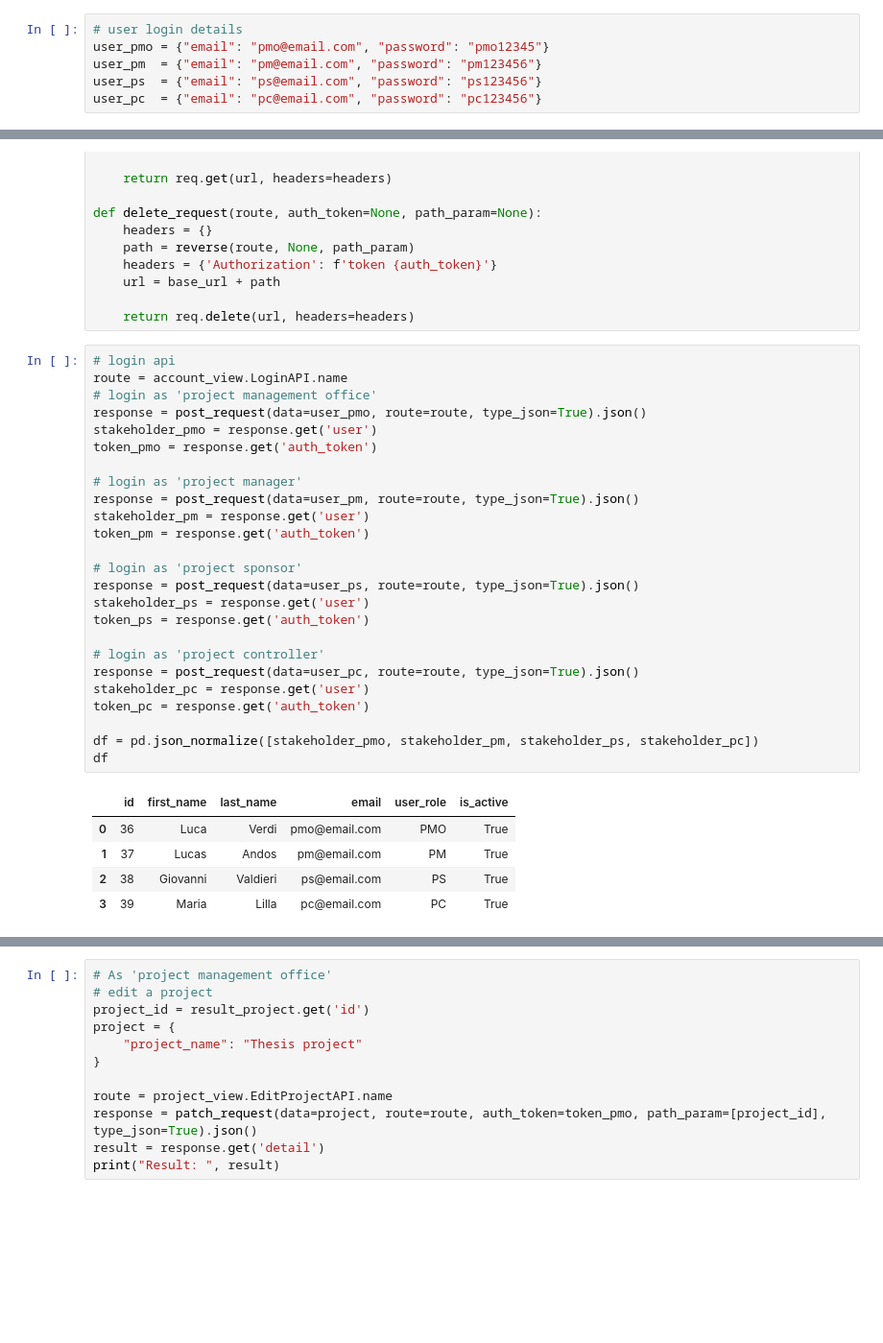
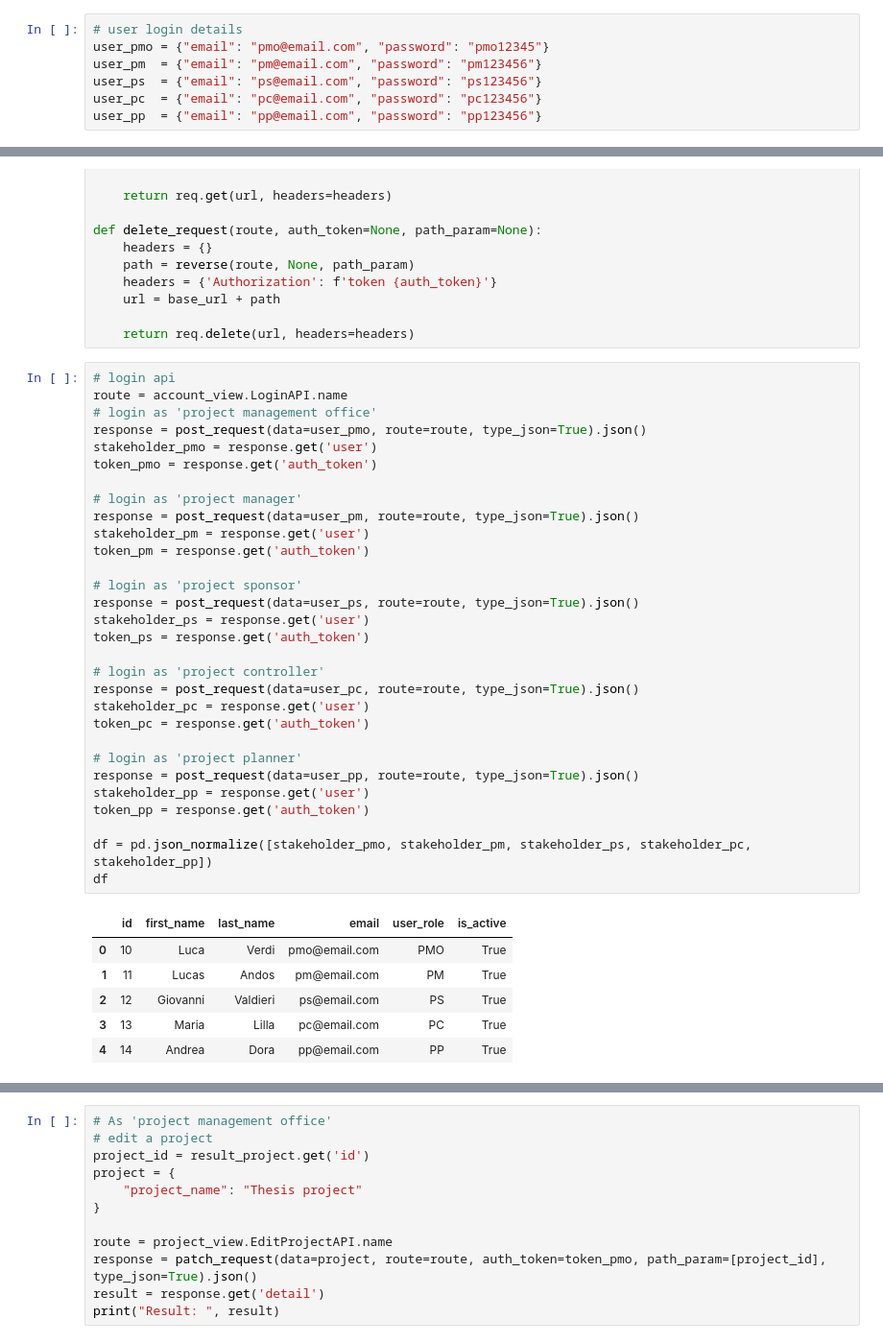
Before and after one commit to pm-lab-polito/EnvForDigitalProjectDelivery, a Jupyter notebook: project-management-env/backend/jupiter_docs/doc_project.ipynb, the cells around one changed output, grey strips where cells are left out. Shown at 96% size. Drawn from its saved outputs; the diff is of its cells as text; blank space fills up the shorter version.

```diff
--- a/project-management-env/backend/jupiter_docs/doc_project.ipynb
+++ b/project-management-env/backend/jupiter_docs/doc_project.ipynb
@@ -23,6 +23,7 @@ user_pmo = {"email": "pmo@email.com", "password": "pmo12345"}
 user_pm  = {"email": "pm@email.com", "password": "pm123456"}
 user_ps  = {"email": "ps@email.com", "password": "ps123456"}
 user_pc  = {"email": "pc@email.com", "password": "pc123456"}
+user_pp  = {"email": "pp@email.com", "password": "pp123456"}
 # %%
 # some methods for http requests
 base_url = "http://localhost:8000"
@@ -81,34 +82,40 @@ def delete_request(route, auth_token=None, path_param=None):
 # %%
 # login api
 route = account_view.LoginAPI.name
 # login as 'project management office'
 response = post_request(data=user_pmo, route=route, type_json=True).json()
 stakeholder_pmo = response.get('user')
 token_pmo = response.get('auth_token')
 
 # login as 'project manager'
 response = post_request(data=user_pm, route=route, type_json=True).json()
 stakeholder_pm = response.get('user')
 token_pm = response.get('auth_token')
 
 # login as 'project sponsor'
 response = post_request(data=user_ps, route=route, type_json=True).json()
 stakeholder_ps = response.get('user')
 token_ps = response.get('auth_token')
 
 # login as 'project controller'
 response = post_request(data=user_pc, route=route, type_json=True).json()
 stakeholder_pc = response.get('user')
 token_pc = response.get('auth_token')
 
-df = pd.json_normalize([stakeholder_pmo, stakeholder_pm, stakeholder_ps, stakeholder_pc])
+# login as 'project planner'
+response = post_request(data=user_pp, route=route, type_json=True).json()
+stakeholder_pp = response.get('user')
+token_pp = response.get('auth_token')
+
+df = pd.json_normalize([stakeholder_pmo, stakeholder_pm, stakeholder_ps, stakeholder_pc, stakeholder_pp])
 df
 # %% [output]
 |  | id | first_name | last_name | email | user_role | is_active |
-| 0 | 36 | Luca | Verdi | pmo@email.com | PMO | True |
-| 1 | 37 | Lucas | Andos | pm@email.com | PM | True |
-| 2 | 38 | Giovanni | Valdieri | ps@email.com | PS | True |
-| 3 | 39 | Maria | Lilla | pc@email.com | PC | True |
+| 0 | 10 | Luca | Verdi | pmo@email.com | PMO | True |
+| 1 | 11 | Lucas | Andos | pm@email.com | PM | True |
+| 2 | 12 | Giovanni | Valdieri | ps@email.com | PS | True |
+| 3 | 13 | Maria | Lilla | pc@email.com | PC | True |
+| 4 | 14 | Andrea | Dora | pp@email.com | PP | True |
 # %%
 # As 'project management office'
 # create a new project
```
Also changed, not shown: parts of 58 cells of this notebook, 49 other files.
